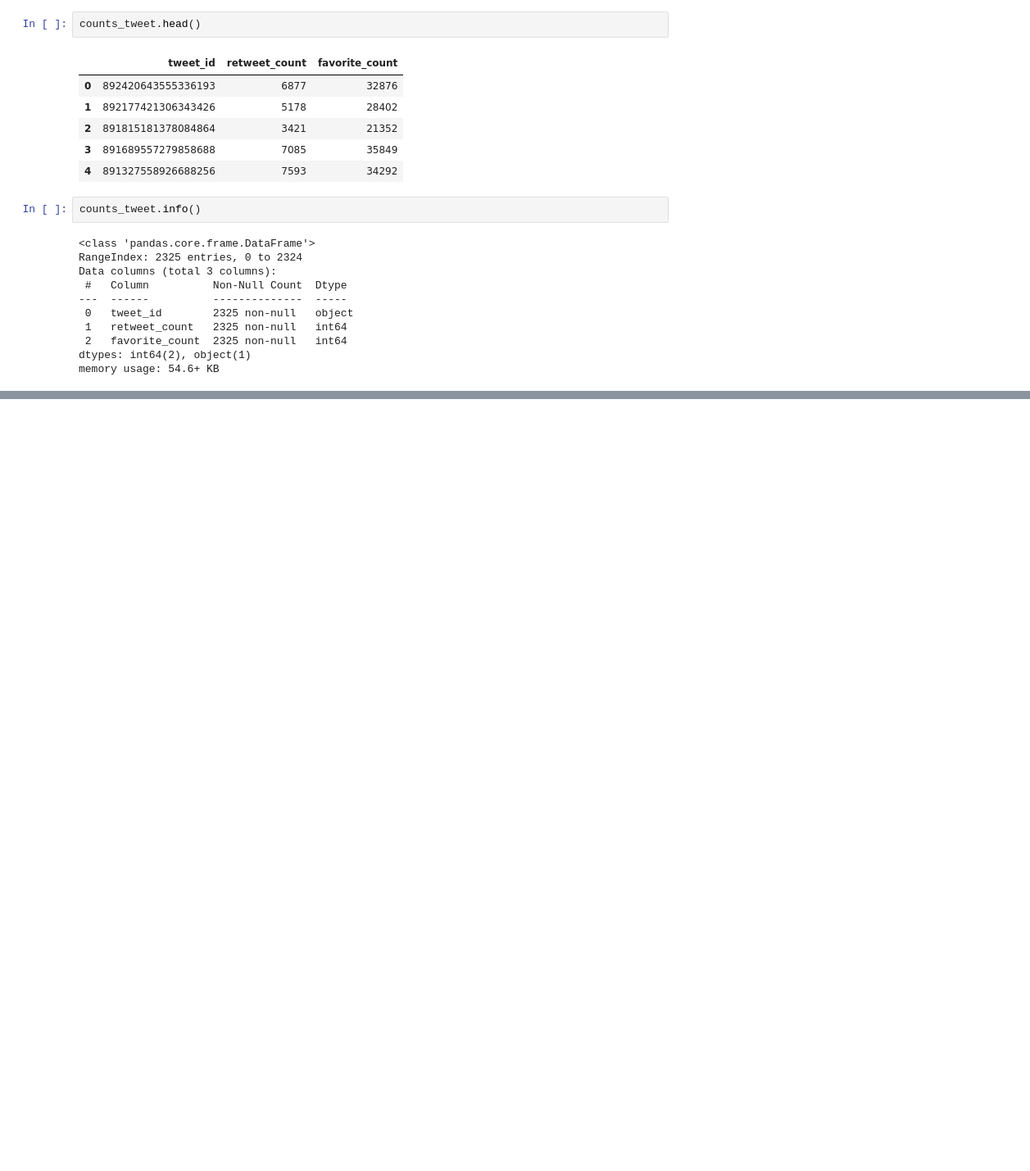
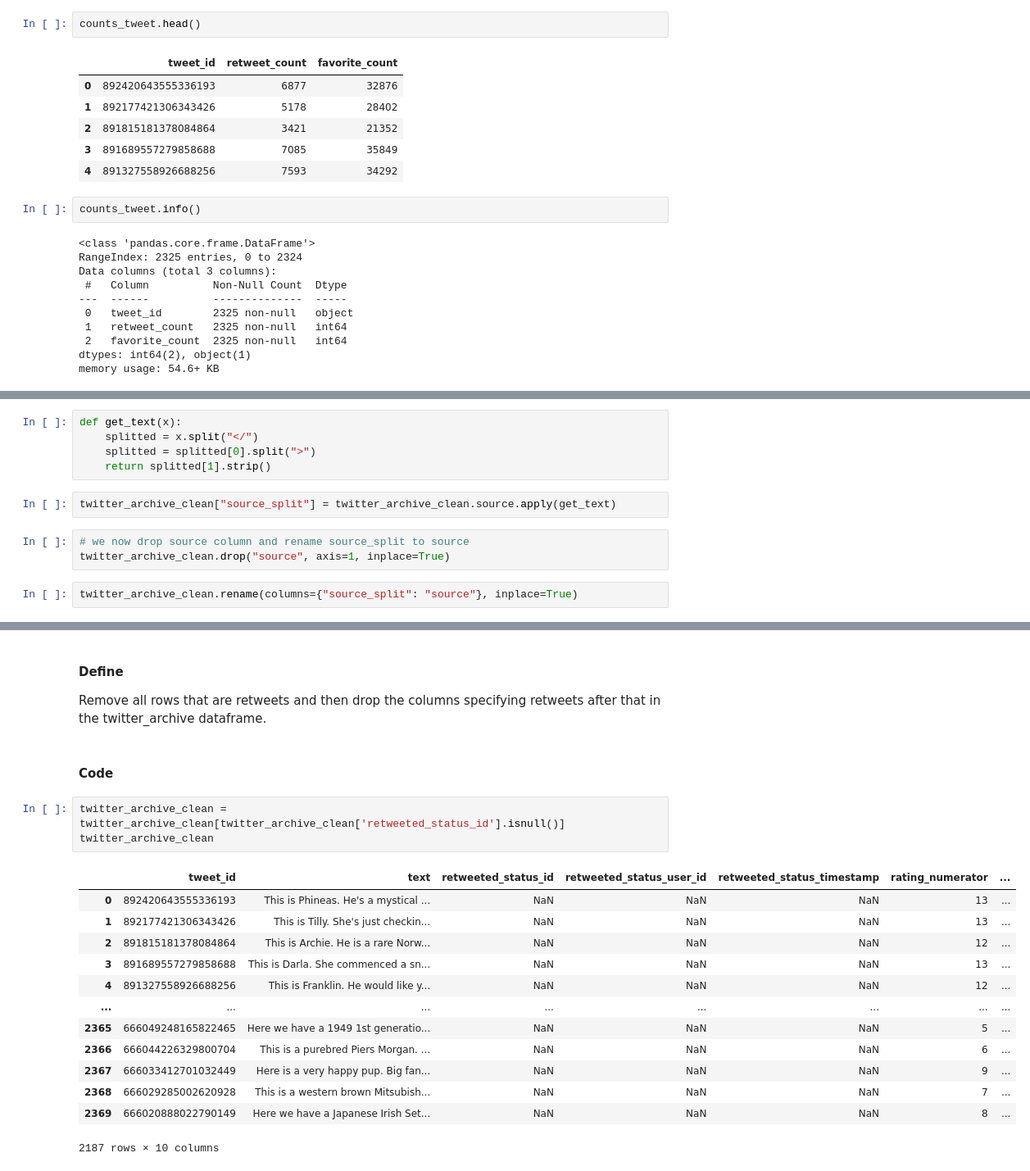
Before and after one commit to Emekadavid/weratedogs_twitter_archive, a Jupyter notebook: notebook.ipynb, the cells around one changed output, grey strips where cells are left out. Shown at 82% size. Saved outputs shown, nothing was run; the diff lists cells and outputs as text; blank space fills up the shorter version.

```diff
--- a/notebook.ipynb
+++ b/notebook.ipynb
@@ -341,0 +560,12 @@ Counts_tweet
+# %%
+def get_text(x):
+    splitted = x.split("</")
+    splitted = splitted[0].split(">")
+    return splitted[1].strip()
+# %%
+twitter_archive_clean["source_split"] = twitter_archive_clean.source.apply(get_text)
+# %%
+# we now drop source column and rename source_split to source
+twitter_archive_clean.drop("source", axis=1, inplace=True)
+# %%
+twitter_archive_clean.rename(columns={"source_split": "source"}, inplace=True)
@@ -341,0 +583,22 @@ Counts_tweet
+# %% [markdown]
+#### Define
+Remove all rows that are retweets and then drop the columns specifying retweets after that in the twitter_archive dataframe.
+# %% [markdown]
+#### Code
+# %%
+twitter_archive_clean = twitter_archive_clean[twitter_archive_clean['retweeted_status_id'].isnull()]
+twitter_archive_clean
+# %% [output]
+|  | tweet_id | text | retweeted_status_id | retweeted_status_user_id | retweeted_status_timestamp | rating_numerator | ... |
+| 0 | 892420643555336193 | This is Phineas. He's a mystical ... | NaN | NaN | NaN | 13 | ... |
+| 1 | 892177421306343426 | This is Tilly. She's just checkin... | NaN | NaN | NaN | 13 | ... |
+| 2 | 891815181378084864 | This is Archie. He is a rare Norw... | NaN | NaN | NaN | 12 | ... |
+| 3 | 891689557279858688 | This is Darla. She commenced a sn... | NaN | NaN | NaN | 13 | ... |
+| 4 | 891327558926688256 | This is Franklin. He would like y... | NaN | NaN | NaN | 12 | ... |
+| ... | ... | ... | ... | ... | ... | ... | ... |
+| 2365 | 666049248165822465 | Here we have a 1949 1st generatio... | NaN | NaN | NaN | 5 | ... |
+| 2366 | 666044226329800704 | This is a purebred Piers Morgan. ... | NaN | NaN | NaN | 6 | ... |
+| 2367 | 666033412701032449 | Here is a very happy pup. Big fan... | NaN | NaN | NaN | 9 | ... |
+| 2368 | 666029285002620928 | This is a western brown Mitsubish... | NaN | NaN | NaN | 7 | ... |
+| 2369 | 666020888022790149 | Here we have a Japanese Irish Set... | NaN | NaN | NaN | 8 | ... |
+2187 rows × 10 columns
```
Also changed, not shown: parts of 73 cells of this notebook, 1 other file.
